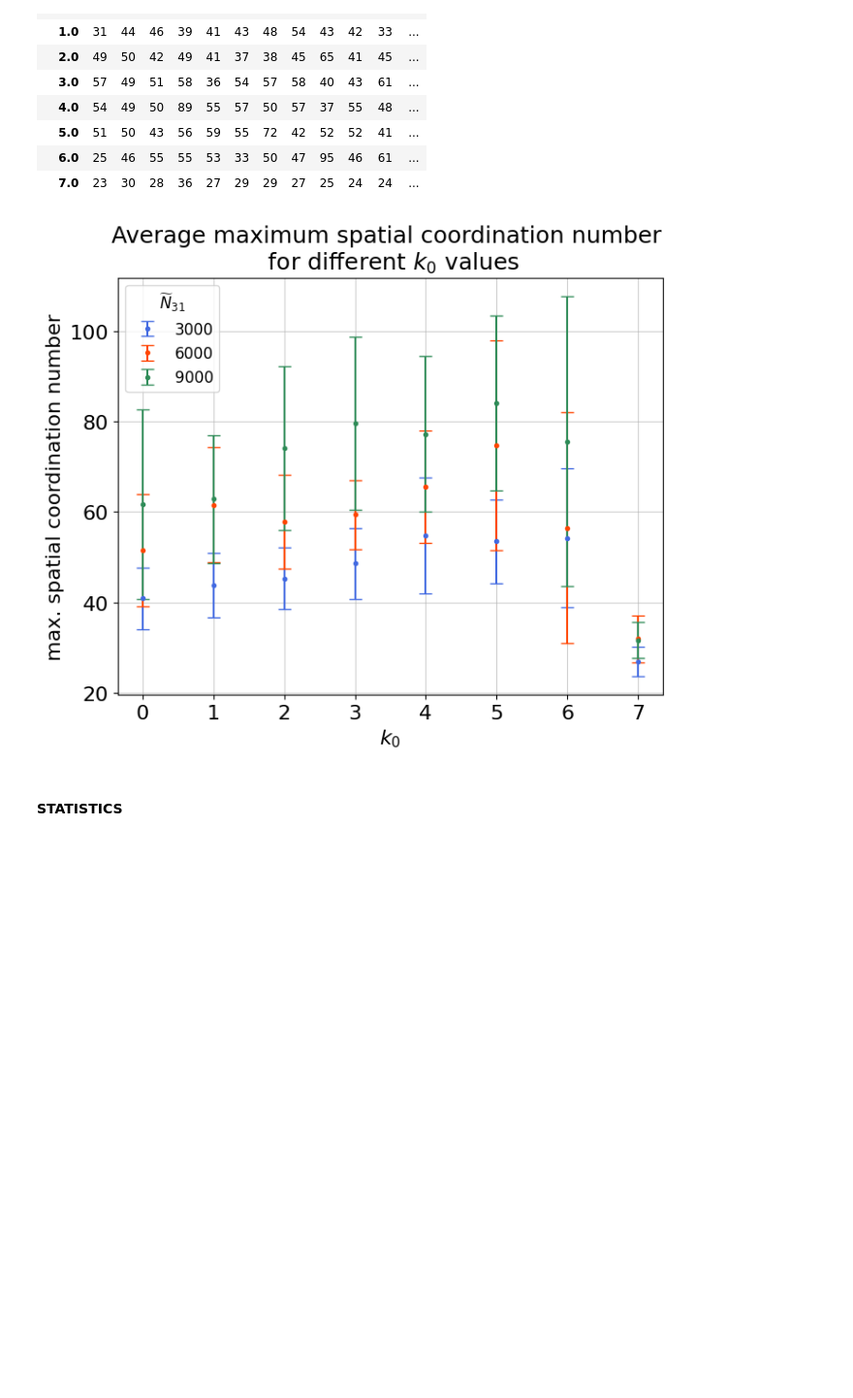
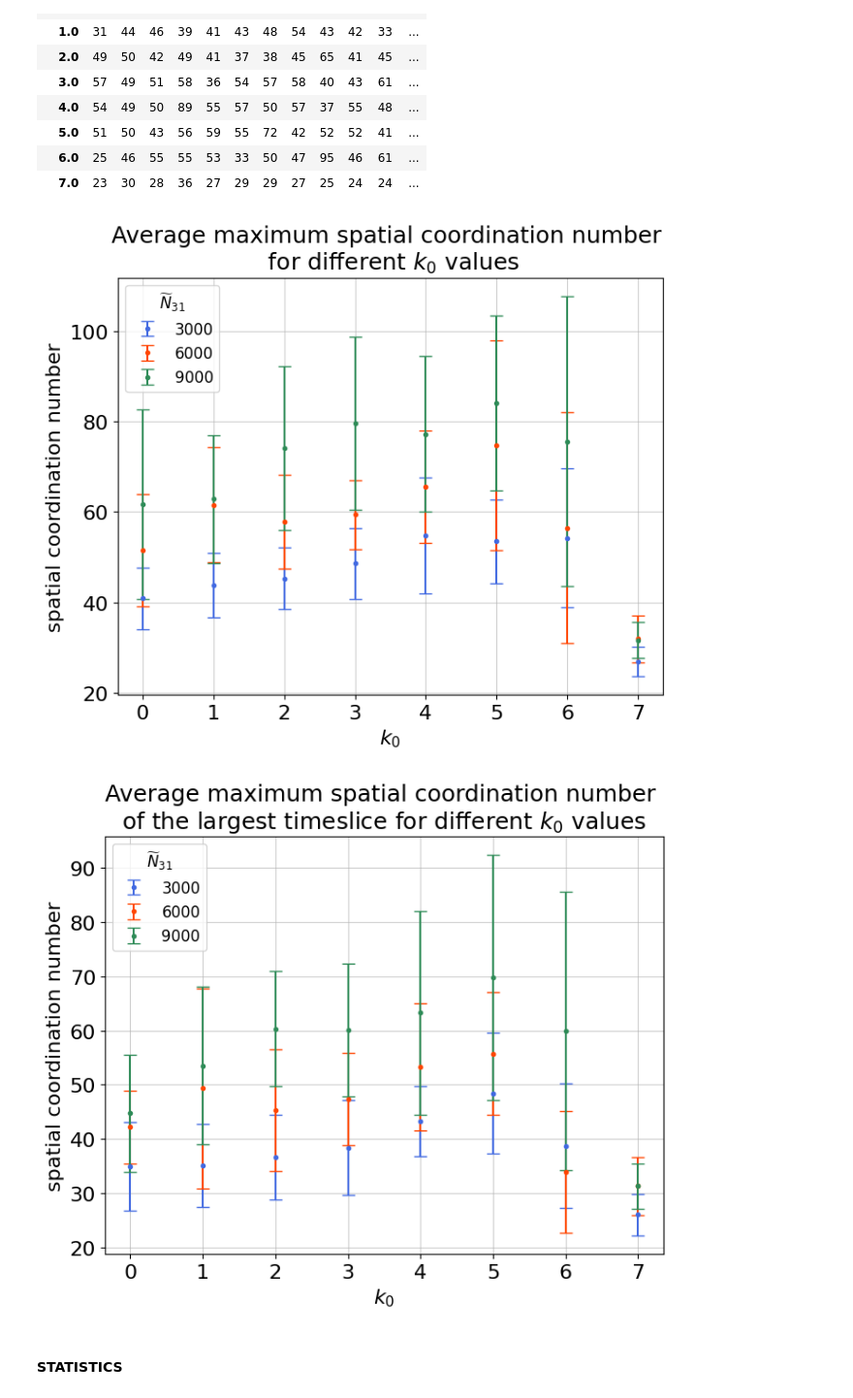
Before and after one commit to sedadenboer/CDT, a Jupyter notebook: src/2+1/experiments/analysis_thermal.ipynb, the cells around one changed output. Shown at 97% size. Drawn from its saved outputs; the diff is of its cells as text; code cells hidden in the pictures; blank space fills up the shorter version.

```diff
--- a/src/2+1/experiments/analysis_thermal.ipynb
+++ b/src/2+1/experiments/analysis_thermal.ipynb
@@ -1421,6 +1438,10 @@ KruskalResult(statistic=8.38864723792954, pvalue=0.015080939474621491)
 avg_outliers_3000 = {k: [] for k in k0_values}
 avg_outliers_6000 = {k: [] for k in k0_values}
 avg_outliers_9000 = {k: [] for k in k0_values}
+
+avg_ls_outliers_3000 = {k: [] for k in k0_values}
+avg_ls_outliers_6000 = {k: [] for k in k0_values}
+avg_ls_outliers_9000 = {k: [] for k in k0_values}
 
 for N31 in N31_values:
     for k in k0_values:
@@ -1430,22 +1451,36 @@ for N31 in N31_values:
         for filepath in filepaths_curvature:
             data = np.load(filepath, allow_pickle=True)
             last_sweep = list(data[-1].values())
+
+            # Whole geometry
             curvature = np.concatenate(last_sweep)
             max_curvature = np.max(curvature)
 
+            # Find which timeslice has the maximum spatial volume
+            max_spatial_volume_timeslice = np.argmax([len(timeslice) for timeslice in last_sweep])
+            ls_curvature = last_sweep[max_spatial_volume_timeslice]
+            max_ls_curvature = np.max(ls_curvature)
+
             if N31 == 3000:
                 avg_outliers_3000[k].append(max_curvature)
+                avg_ls_outliers_3000[k].append(max_ls_curvature)
             elif N31 == 6000:
                 avg_outliers_6000[k].append(max_curvature)
+                avg_ls_outliers_6000[k].append(max_ls_curvature)
             elif N31 == 9000:
                 avg_outliers_9000[k].append(max_curvature)
+                avg_ls_outliers_9000[k].append(max_ls_curvature)
 
 # Make it a df
 df_avg_outliers_3000 = pd.DataFrame(avg_outliers_3000).T
 df_avg_outliers_6000 = pd.DataFrame(avg_outliers_6000).T
 df_avg_outliers_9000 = pd.DataFrame(avg_outliers_9000).T
 
-for df in [df_avg_outliers_3000, df_avg_outliers_6000, df_avg_outliers_9000]:
+df_avg_ls_outliers_3000 = pd.DataFrame(avg_ls_outliers_3000).T
+df_avg_ls_outliers_6000 = pd.DataFrame(avg_ls_outliers_6000).T
+df_avg_ls_outliers_9000 = pd.DataFrame(avg_ls_outliers_9000).T
+
+for df in [df_avg_outliers_3000, df_avg_outliers_6000, df_avg_outliers_9000, df_avg_ls_outliers_3000, df_avg_ls_outliers_6000, df_avg_ls_outliers_9000]:
     df.index.name = 'k0'
     df.columns.name = 'chain'
     df['mean'] = df.mean(axis=1)
@@ -1466,21 +1501,38 @@ df_avg_outliers_3000
 # %%
 # Plot the chains average with the standard deviation
 plt.figure(figsize=(7, 6))
 plt.errorbar(df_avg_outliers_3000.index, df_avg_outliers_3000['mean'], yerr=df_avg_outliers_3000['std'],  fmt='.', capsize=5, label=3000, color=colors[0])
 plt.errorbar(df_avg_outliers_6000.index, df_avg_outliers_6000['mean'], yerr=df_avg_outliers_6000['std'],  fmt='.', capsize=5, label=6000, color=colors[1])
 plt.errorbar(df_avg_outliers_9000.index, df_avg_outliers_9000['mean'], yerr=df_avg_outliers_9000['std'],  fmt='.', capsize=5, label=9000, color=colors[2])
 plt.xlabel('$k_0$', fontsize=16)
-plt.ylabel('max. spatial coordination number', fontsize=16)
+plt.ylabel('spatial coordination number', fontsize=16)
 plt.title(f'Average maximum spatial coordination number \n for different $k_0$ values', fontsize=18)
 plt.yticks(fontsize=16)
 plt.xticks(fontsize=16)
 plt.grid(True, which="both", ls="-", alpha=0.6)
 plt.legend(title='$\widetilde{N}_{31}$', fancybox=True, loc='upper left', fontsize=12, title_fontsize=12)
 plt.tight_layout()
 savepath = f'plots/curvature/scnum/compare_max_scnum_k0_T3_tswps={thermal_sweeps}.png'
 plt.savefig(savepath, dpi=400, bbox_inches='tight')
+
+# Plot the chains average with the standard deviation for the timeslice with the maximum spatial volume
+plt.figure(figsize=(7, 6))
+plt.errorbar(df_avg_ls_outliers_3000.index, df_avg_ls_outliers_3000['mean'], yerr=df_avg_ls_outliers_3000['std'],  fmt='.', capsize=5, label=3000, color=colors[0])
+plt.errorbar(df_avg_ls_outliers_6000.index, df_avg_ls_outliers_6000['mean'], yerr=df_avg_ls_outliers_6000['std'],  fmt='.', capsize=5, label=6000, color=colors[1])
+plt.errorbar(df_avg_ls_outliers_9000.index, df_avg_ls_outliers_9000['mean'], yerr=df_avg_ls_outliers_9000['std'],  fmt='.', capsize=5, label=9000, color=colors[2])
+plt.xlabel('$k_0$', fontsize=16)
+plt.ylabel('spatial coordination number', fontsize=16)
+plt.title(f'Average maximum spatial coordination number \nof the largest timeslice for different $k_0$ values', fontsize=18)
+plt.yticks(fontsize=16)
+plt.xticks(fontsize=16)
+plt.grid(True, which="both", ls="-", alpha=0.6)
+plt.legend(title='$\widetilde{N}_{31}$', fancybox=True, loc='upper left', fontsize=12, title_fontsize=12)
+plt.tight_layout()
+savepath = f'plots/curvature/scnum/largest_compare_max_scnum_k0_T3_tswps={thermal_sweeps}.png'
+plt.savefig(savepath, dpi=400, bbox_inches='tight')
 # %% [output]
-[figure, old version]
+[figure, new version]
+[figure, added]
 # %% [markdown]
 #### STATISTICS
 # %%
```
Also changed, not shown: parts of 37 cells of this notebook, 3 other files.
